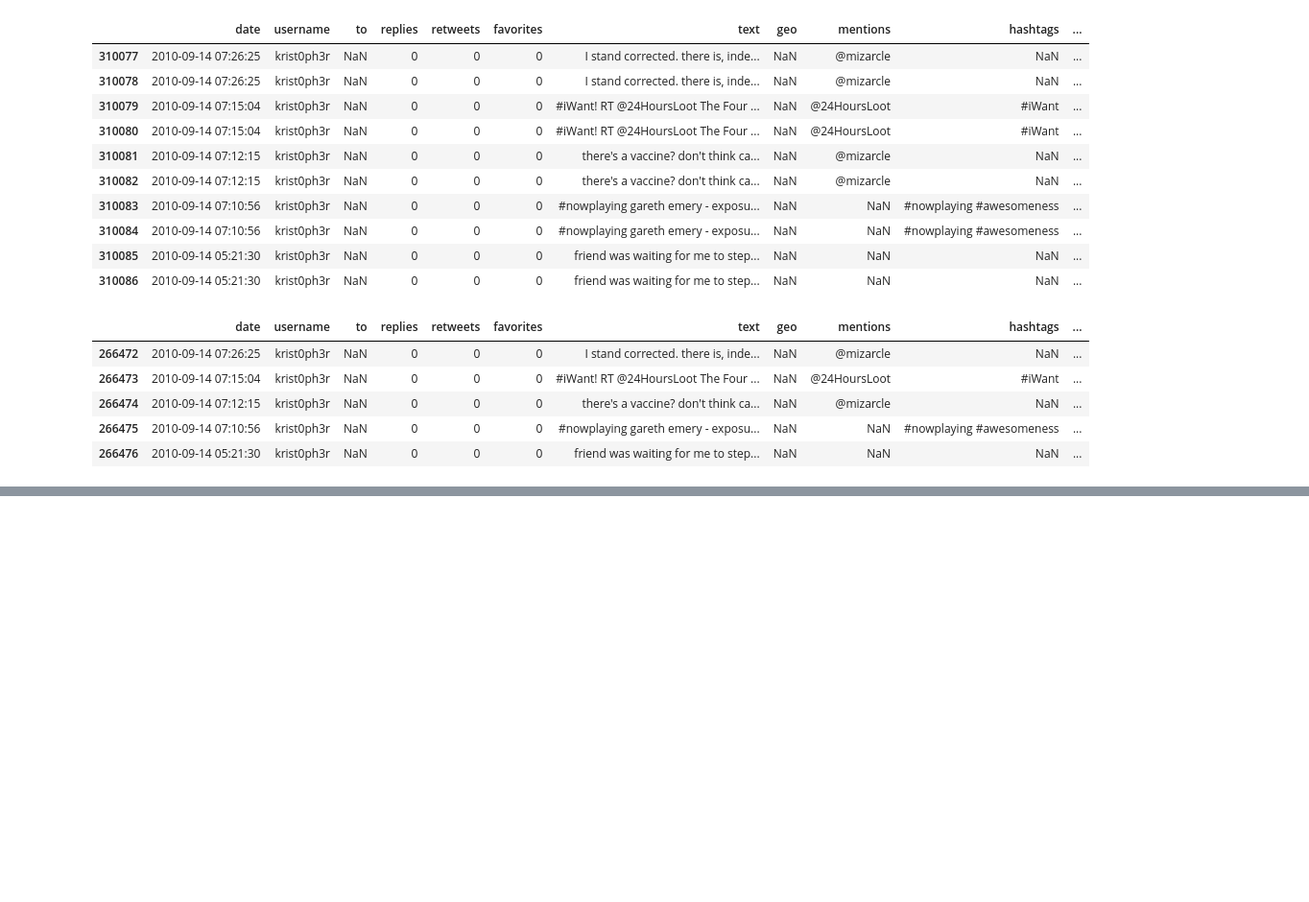
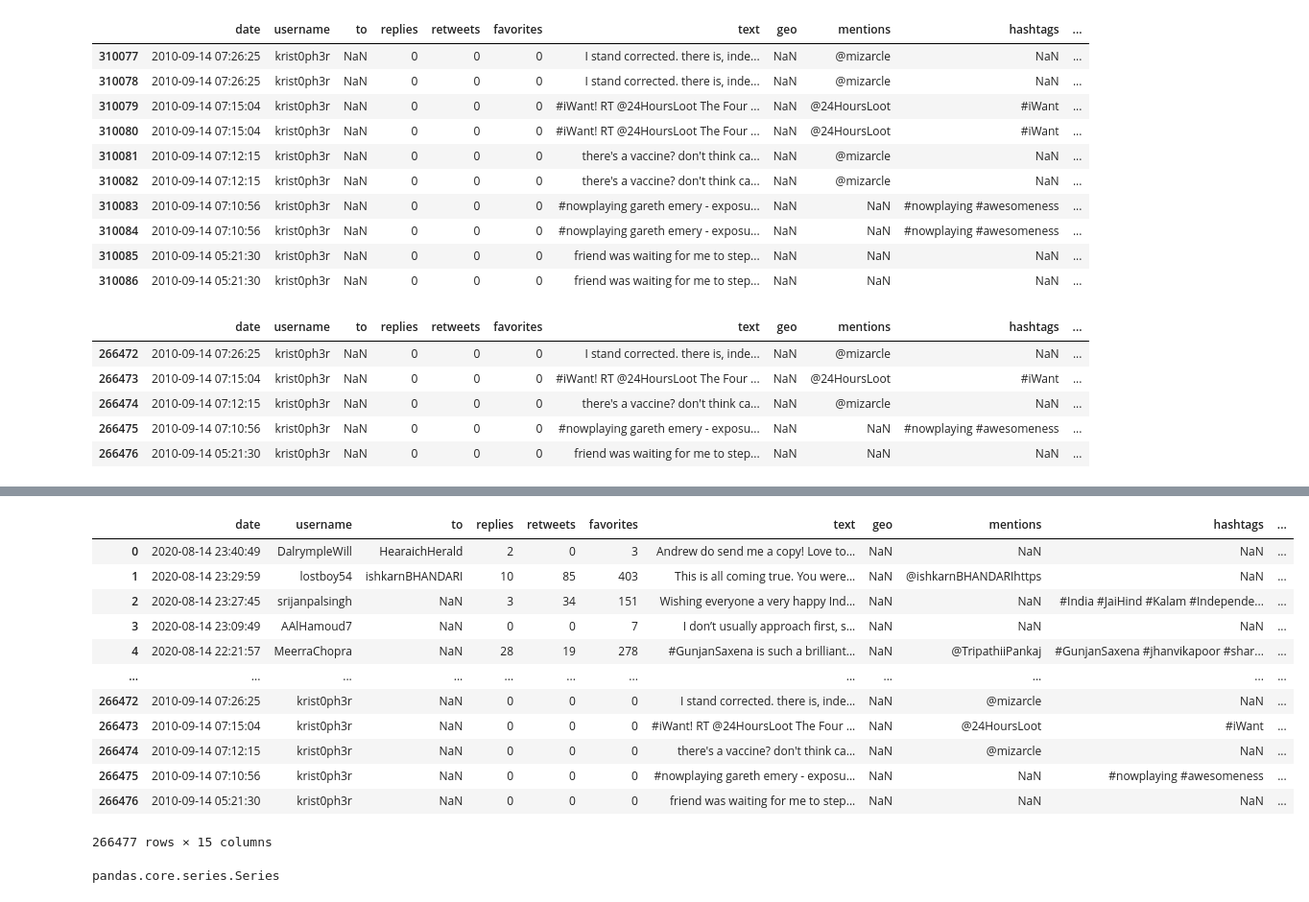
Before and after one commit to sayantikag98/Depression_Analysis, a Jupyter notebook: Depression_analysis_from_tweets.ipynb, the cells around one changed output, grey strips where cells are left out. Shown: that part at 96% size. Drawn from its saved outputs; the diff is of its cells as text; code cells hidden in the pictures; blank space fills up the shorter version.

```diff
--- a/Depression_analysis_from_tweets.ipynb
+++ b/Depression_analysis_from_tweets.ipynb
@@ -59,0 +144,3 @@ df_combined.tail()
+# %%
+#### to tokenize words
+df_combined['text_tokenized']=df_combined['text'].map(nltk.word_tokenize)
@@ -59,0 +160,2 @@ df_combined.tail()
+# %%
+stemmer= PorterStemmer()
@@ -59,0 +167,27 @@ df_combined.tail()
+# %%
+sentences=[] ## word noramlization technique-stemming
+for i,val in enumerate(df_combined.text_tokenized):
+  words=[stemmer.stem(word) for word in val if word not in (stopwords.words('english'))]
+  sentences.append(' '.join(words))
+# %%
+df_combined['sentences_stopwordsRemoved']=pd.Series(sentences,index=df_combined.index)
+# %%
+df_combined
+# %% [output]
+|  | date | username | to | replies | retweets | favorites | text | geo | mentions | hashtags | ... |
+| 0 | 2020-08-14 23:40:49 | DalrympleWill | HearaichHerald | 2 | 0 | 3 | Andrew do send me a copy! Love to... | NaN | NaN | NaN | ... |
+| 1 | 2020-08-14 23:29:59 | lostboy54 | ishkarnBHANDARI | 10 | 85 | 403 | This is all coming true. You were... | NaN | @ishkarnBHANDARIhttps | NaN | ... |
+| 2 | 2020-08-14 23:27:45 | srijanpalsingh | NaN | 3 | 34 | 151 | Wishing everyone a very happy Ind... | NaN | NaN | #India #JaiHind #Kalam #Independe... | ... |
+| 3 | 2020-08-14 23:09:49 | AAlHamoud7 | NaN | 0 | 0 | 7 | I don’t usually approach first, s... | NaN | NaN | NaN | ... |
+| 4 | 2020-08-14 22:21:57 | MeerraChopra | NaN | 28 | 19 | 278 | #GunjanSaxena is such a brilliant... | NaN | @TripathiiPankaj | #GunjanSaxena #jhanvikapoor #shar... | ... |
+| ... | ... | ... | ... | ... | ... | ... | ... | ... | ... | ... | ... |
+| 266472 | 2010-09-14 07:26:25 | krist0ph3r | NaN | 0 | 0 | 0 | I stand corrected. there is, inde... | NaN | @mizarcle | NaN | ... |
+| 266473 | 2010-09-14 07:15:04 | krist0ph3r | NaN | 0 | 0 | 0 | #iWant! RT @24HoursLoot The Four ... | NaN | @24HoursLoot | #iWant | ... |
+| 266474 | 2010-09-14 07:12:15 | krist0ph3r | NaN | 0 | 0 | 0 | there's a vaccine? don't think ca... | NaN | @mizarcle | NaN | ... |
+| 266475 | 2010-09-14 07:10:56 | krist0ph3r | NaN | 0 | 0 | 0 | #nowplaying gareth emery - exposu... | NaN | NaN | #nowplaying #awesomeness | ... |
+| 266476 | 2010-09-14 05:21:30 | krist0ph3r | NaN | 0 | 0 | 0 | friend was waiting for me to step... | NaN | NaN | NaN | ... |
+266477 rows × 15 columns
+# %%
+type(df_combined.sentences_stopwordsRemoved)
+# %% [output]
+pandas.core.series.Series
```
Also changed, not shown: parts of 20 cells of this notebook.
